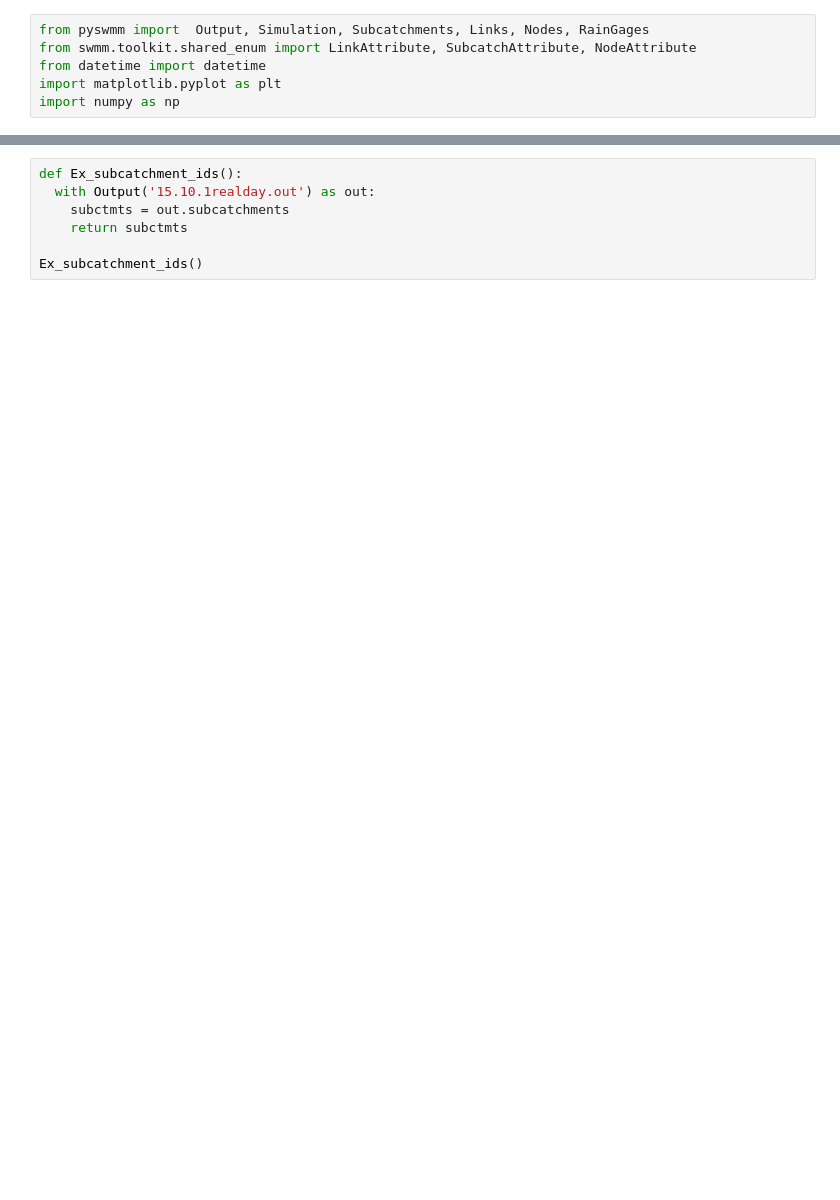
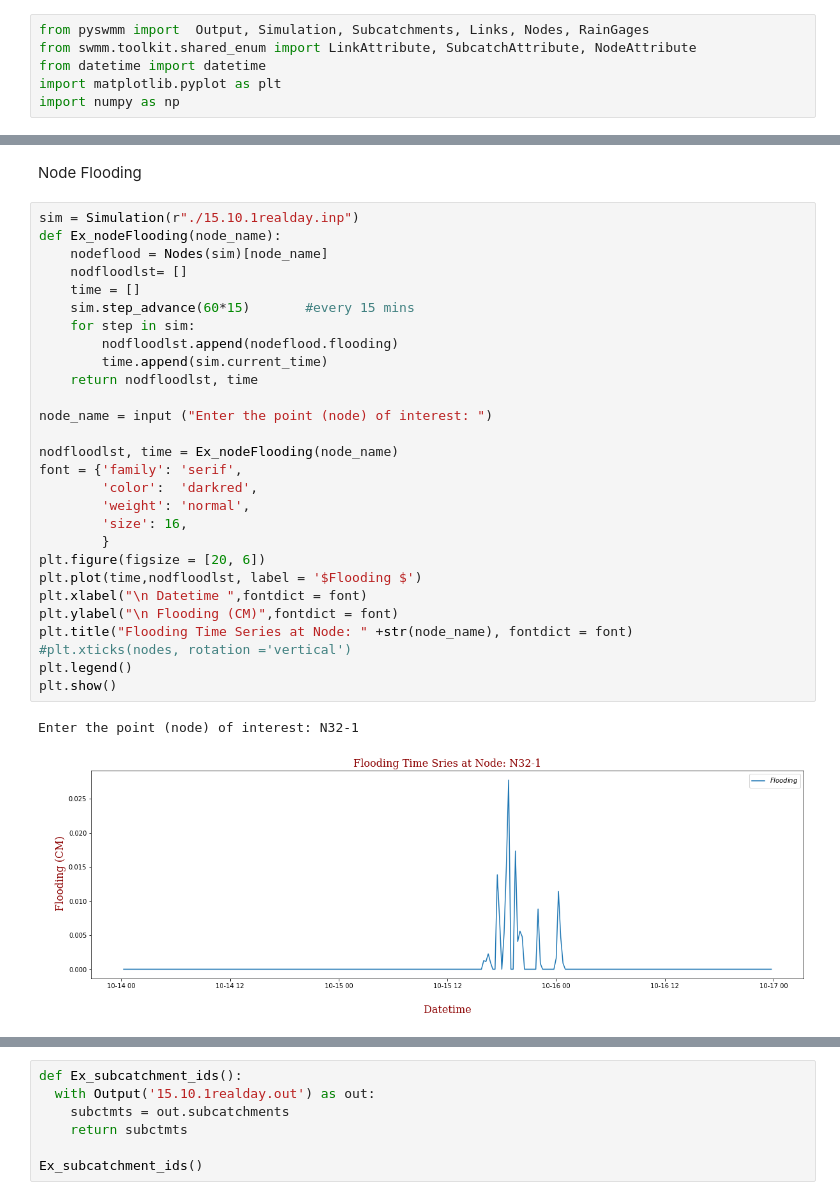
Before and after one commit to sifiso-ncube/thesis, a Jupyter notebook: SWMM_ExtrCode.ipynb, the cells around one changed output, grey strips where cells are left out. Cells and saved outputs as stored; diff of their text form; blank space fills up the shorter version.

```diff
--- a/SWMM_ExtrCode.ipynb
+++ b/SWMM_ExtrCode.ipynb
@@ -26,0 +66,33 @@ import numpy as np
+# %% [markdown]
+Node Flooding
+# %%
+sim = Simulation(r"./15.10.1realday.inp")
+def Ex_nodeFlooding(node_name):
+    nodeflood = Nodes(sim)[node_name]
+    nodfloodlst= []
+    time = []
+    sim.step_advance(60*15)       #every 15 mins
+    for step in sim:
+        nodfloodlst.append(nodeflood.flooding)
+        time.append(sim.current_time)
+    return nodfloodlst, time
+
+node_name = input ("Enter the point (node) of interest: ")
+
+nodfloodlst, time = Ex_nodeFlooding(node_name)
+font = {'family': 'serif',
+        'color':  'darkred',
+        'weight': 'normal',
+        'size': 16,
+        }
+plt.figure(figsize = [20, 6])
+plt.plot(time,nodfloodlst, label = '$Flooding $')
+plt.xlabel("\n Datetime ",fontdict = font)
+plt.ylabel("\n Flooding (CM)",fontdict = font)
+plt.title("Flooding Time Series at Node: " +str(node_name), fontdict = font)
+#plt.xticks(nodes, rotation ='vertical')
+plt.legend()
+plt.show()
+# %% [output]
+Enter the point (node) of interest: N32-1
+[figure, added]
```
Also changed, not shown: parts of 68 cells of this notebook.
